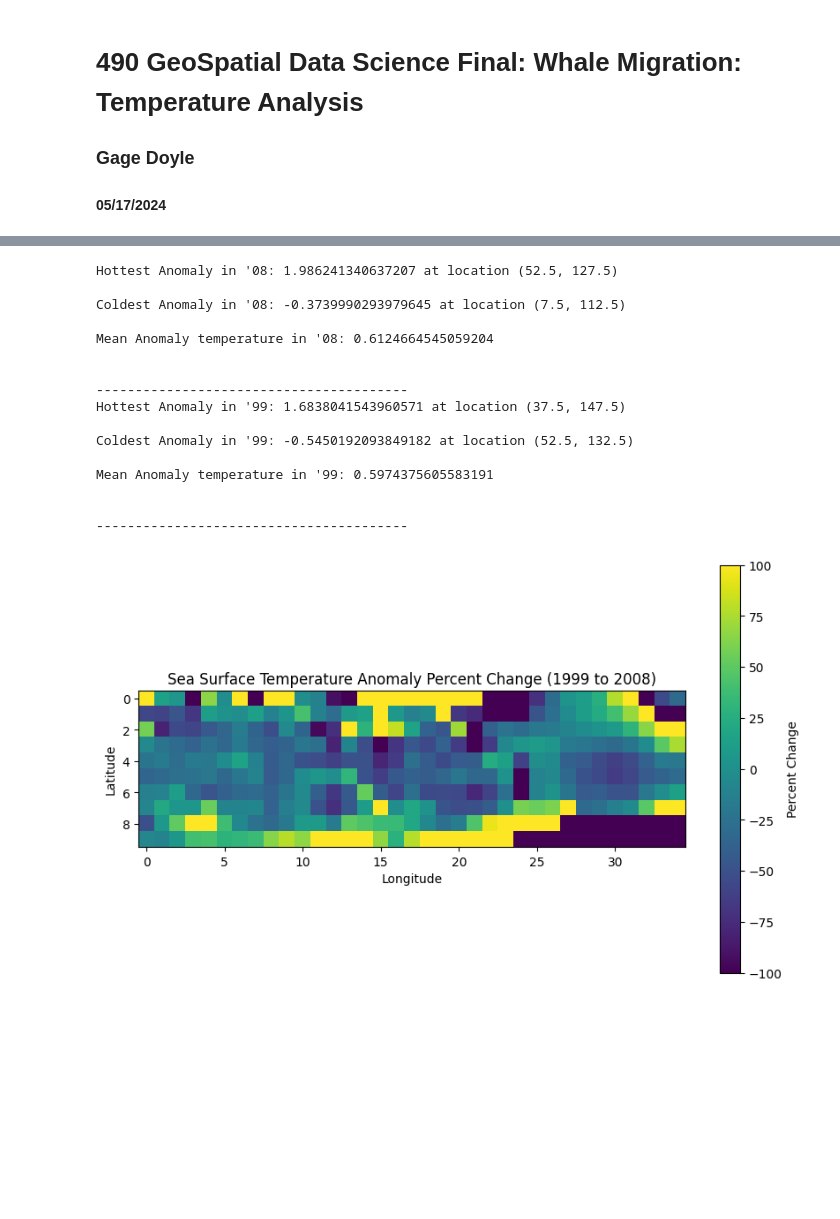
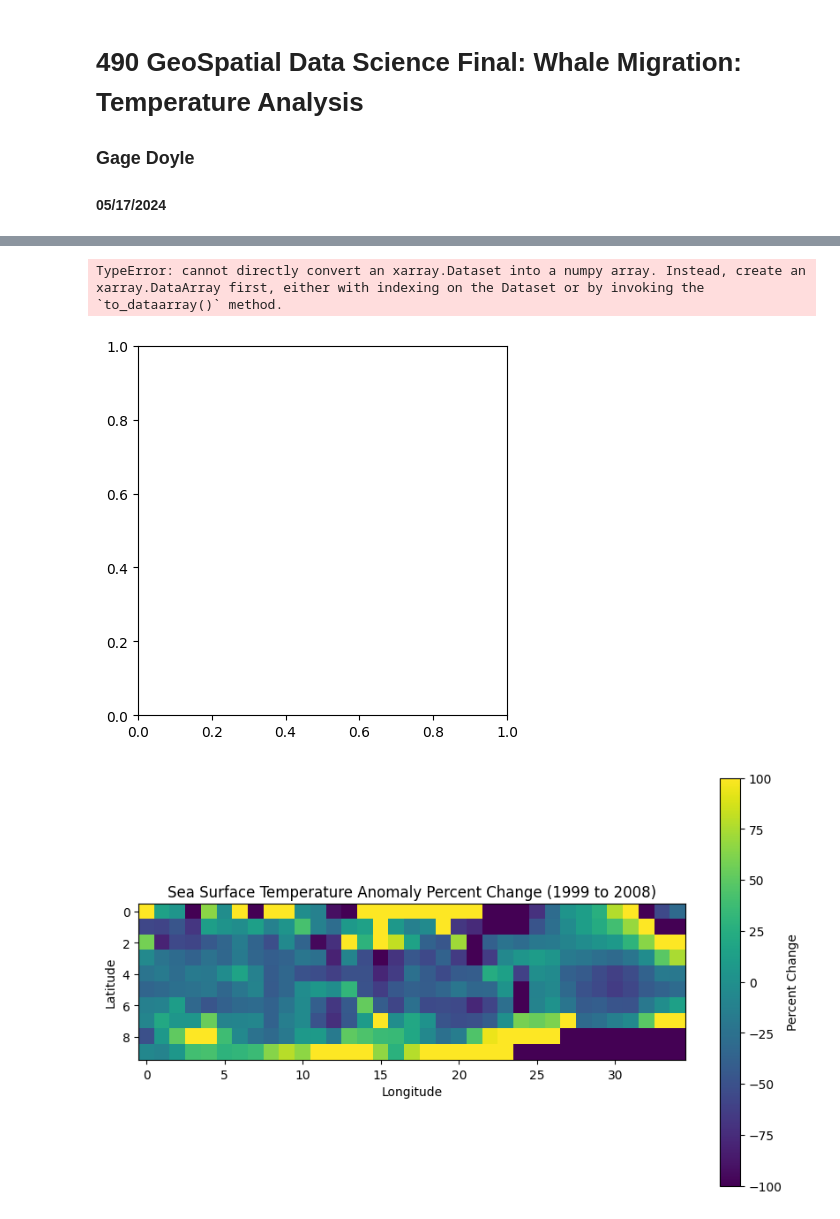
Before and after one commit to alyghanson/migration, a Jupyter notebook: Temperature/Output Deliverable/490_Final_Temp.ipynb, the cells around one changed output, grey strips where cells are left out. Cells and saved outputs as stored; diff of their text form; code cells hidden in the pictures; blank space fills up the shorter version.

Commit message:
data changes/manipulation

```diff
--- a/Temperature/Output Deliverable/490_Final_Temp.ipynb
+++ b/Temperature/Output Deliverable/490_Final_Temp.ipynb
@@ -44,2 +93,18 @@ plt.show()
+# %%
+import matplotlib.pyplot as plt
+
+# Select the first time step
+data_slice = merged_2008.isel(time=0)
+
+# Plot the data
+plt.imshow(data_slice, cmap='viridis')
+plt.colorbar(label='Sea Surface Temperature (°C)')
+plt.title('Sea Surface Temperature - 2008')
+plt.xlabel('Longitude')
+plt.ylabel('Latitude')
+plt.show()
+# %% [output]
+TypeError: cannot directly convert an xarray.Dataset into a numpy array. Instead, create an xarray.DataArray first, either with indexing on the Dataset or by invoking the `to_dataarray()` method.
+[figure, added]
 # %%
 # Locate the coldest, hottest, and avg temp location in both the '08 &'99 extent
@@ -50,58 +111,3 @@ df99= avg_sst_1999.to_dataframe()
-# %%
-# For '08 extent
-hottest_08 = df08['anom'].max()
-hottest_08_idx = df08['anom'].idxmax()
-coldest_08 = df08['anom'].min()
-coldest_08_idx = df08['anom'].idxmin()
-mean_value_08 = df08['anom'].mean()
-
-# For '99 extent
-hottest_99 = df99['anom'].max()
-hottest_99_idx = df99['anom'].idxmax()
-coldest_99 = df99['anom'].min()
-coldest_99_idx = df99['anom'].idxmin()
-mean_value_99 = df99['anom'].mean()
-
-# Function to format the index, removing the third parameter if present
-def format_index(index):
-    if len(index) == 3:
-        return index[:2]  # Remove the third parameter
-    return index
-
-info_08 = (
-    f"Hottest Anomaly in '08: {hottest_08} at location {format_index(hottest_08_idx)}\n\n"
-    f"Coldest Anomaly in '08: {coldest_08} at location {format_index(coldest_08_idx)}\n\n"
-    f"Mean Anomaly temperature in '08: {mean_value_08}\n\n"
-)
-
-info_99 = (
-    f"Hottest Anomaly in '99: {hottest_99} at location {format_index(hottest_99_idx)}\n\n"
-    f"Coldest Anomaly in '99: {coldest_99} at location {format_index(coldest_99_idx)}\n\n"
-    f"Mean Anomaly temperature in '99: {mean_value_99}\n\n"
-)
-
-# Print the formatted information with separators
-print(info_08)
-print('-' * 40)
-print(info_99)
-print('-' * 40)
-# %% [output]
-Hottest Anomaly in '08: 1.986241340637207 at location (52.5, 127.5)
-
-Coldest Anomaly in '08: -0.3739990293979645 at location (7.5, 112.5)
-
-Mean Anomaly temperature in '08: 0.6124664545059204
-
-
-----------------------------------------
-Hottest Anomaly in '99: 1.6838041543960571 at location (37.5, 147.5)
-
-Coldest Anomaly in '99: -0.5450192093849182 at location (52.5, 132.5)
-
-Mean Anomaly temperature in '99: 0.5974375605583191
-
-
-----------------------------------------
 # %%
 # Calculate the percent change in temperature anomaly
 percent_change = ((avg_sst_2008 - avg_sst_1999) / avg_sst_1999) * 100
```
Also changed, not shown: parts of 10 cells of this notebook, 25 other files.
